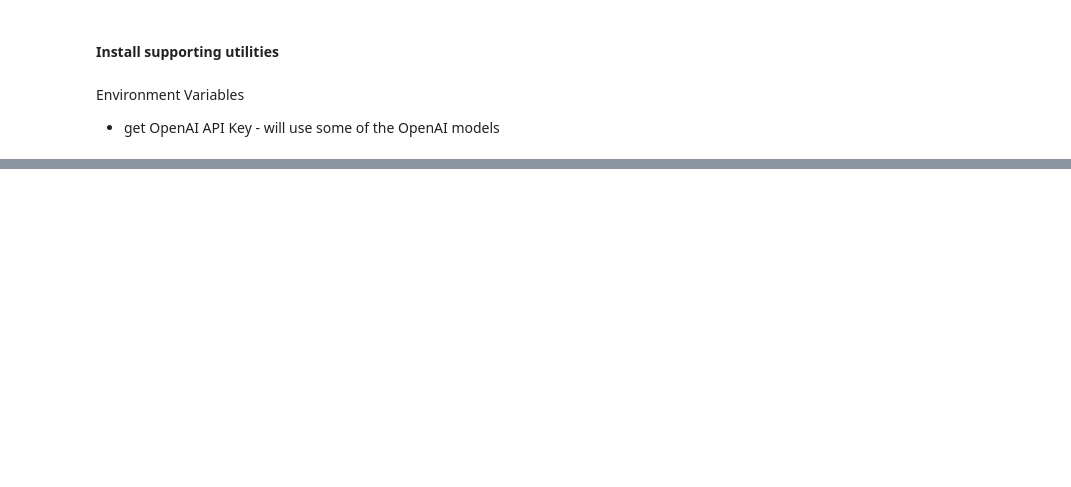
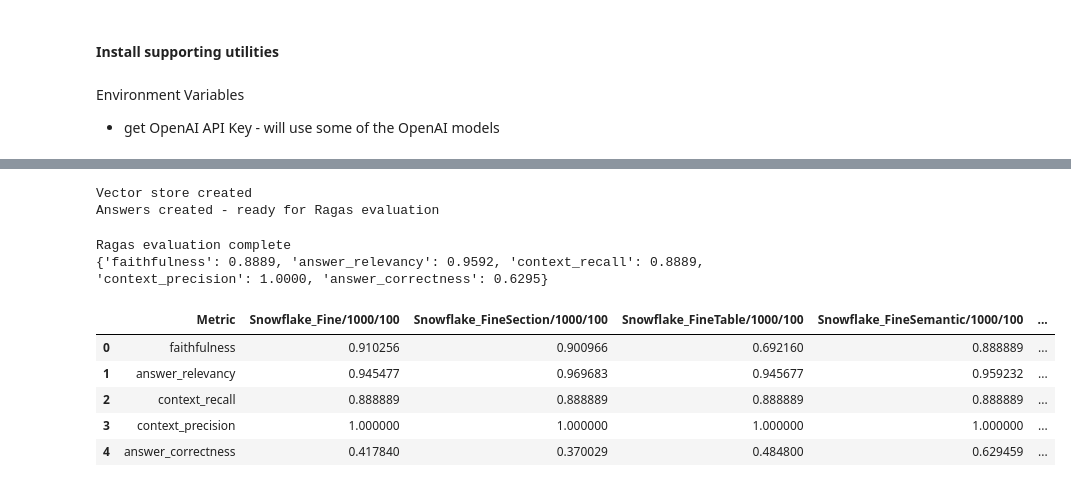
Before and after one commit to rchrdgwr/AIE4-Midterm, a Jupyter notebook: rag_chain.ipynb, the cells around one changed output, grey strips where cells are left out. Cells and saved outputs as stored; diff of their text form; code cells hidden in the pictures; blank space fills up the shorter version.

Commit message:
FEAT: Working chainlit, ipynb

```diff
--- a/rag_chain.ipynb
+++ b/rag_chain.ipynb
@@ -172,0 +522,60 @@ Number of found context: 4
+# %%
+
+snowflake_finetune_semantic_state = ModelRunState()
+snowflake_finetune_semantic_state.name = "Snowflake_FineSemantic/1000/100"
+snowflake_finetune_semantic_state.qa_model_name = "gpt-4o-mini"
+snowflake_finetune_semantic_state.qa_model = ChatOpenAI(model=snowflake_finetune_semantic_state.qa_model_name)
+
+snowflake_finetune_semantic_state.embedding_model_name = snowflake_finetune_model_name
+snowflake_finetune_semantic_state.embedding_model = snowflake_finetune_model
+
+# use same chunk size as before
+snowflake_finetune_semantic_state.chunking_strategy = CHUNKING_STRATEGY_SEMANTIC
+snowflake_finetune_semantic_state.chunk_size = 1000
+snowflake_finetune_semantic_state.chunk_overlap = 100
+create_vector_store(app_state, snowflake_finetune_semantic_state)
+
+create_rag_chain(app_state, snowflake_finetune_semantic_state)
+create_answers(app_state, snowflake_finetune_semantic_state, ragas_state)
+run_ragas_evaluation(app_state, snowflake_finetune_semantic_state)
+print(snowflake_finetune_semantic_state.ragas_results)
+# %% [output]
+Vector store created
+Answers created - ready for Ragas evaluation
+Ragas evaluation complete
+{'faithfulness': 0.8889, 'answer_relevancy': 0.9592, 'context_recall': 0.8889, 'context_precision': 1.0000, 'answer_correctness': 0.6295}
+# %%
+def compare_results_4(run_model_1, run_model_2, run_model_3, run_model_4):
+    # Extract results for each model
+    results_1 = run_model_1.ragas_results
+    results_2 = run_model_2.ragas_results
+    results_3 = run_model_3.ragas_results
+    results_4 = run_model_4.ragas_results
+
+    # Create comparison data
+    comparison_data = {
+        'Metric': list(results_1.keys()),
+        run_model_1.name: [results_1[key] for key in results_1.keys()],
+        run_model_2.name: [results_2[key] for key in results_2.keys()],
+        run_model_3.name: [results_3[key] for key in results_3.keys()],
+        run_model_4.name: [results_4[key] for key in results_4.keys()],
+        '1v2 Difference': [results_2[key] - results_1[key] for key in results_1.keys()],
+        '1v3 Difference': [results_3[key] - results_1[key] for key in results_1.keys()],
+        '1v4 Difference': [results_4[key] - results_1[key] for key in results_1.keys()],
+        '2v3 Difference': [results_3[key] - results_2[key] for key in results_2.keys()],
+        '2v4 Difference': [results_4[key] - results_2[key] for key in results_2.keys()],
+        '3v4 Difference': [results_4[key] - results_3[key] for key in results_3.keys()]
+    }
+
+    # Return the dataframe
+    return pd.DataFrame(comparison_data)
+
+df = compare_results_4(snowflake_finetune_state , snowflake_finetune_section_state, snowflake_finetune_table_state, snowflake_finetune_semantic_state)
+df
+# %% [output]
+|  | Metric | Snowflake_Fine/1000/100 | Snowflake_FineSection/1000/100 | Snowflake_FineTable/1000/100 | Snowflake_FineSemantic/1000/100 | ... |
+| 0 | faithfulness | 0.910256 | 0.900966 | 0.692160 | 0.888889 | ... |
+| 1 | answer_relevancy | 0.945477 | 0.969683 | 0.945677 | 0.959232 | ... |
+| 2 | context_recall | 0.888889 | 0.888889 | 0.888889 | 0.888889 | ... |
+| 3 | context_precision | 1.000000 | 1.000000 | 1.000000 | 1.000000 | ... |
+| 4 | answer_correctness | 0.417840 | 0.370029 | 0.484800 | 0.629459 | ... |
```
Also changed, not shown: parts of 38 cells of this notebook, 29 other files.
